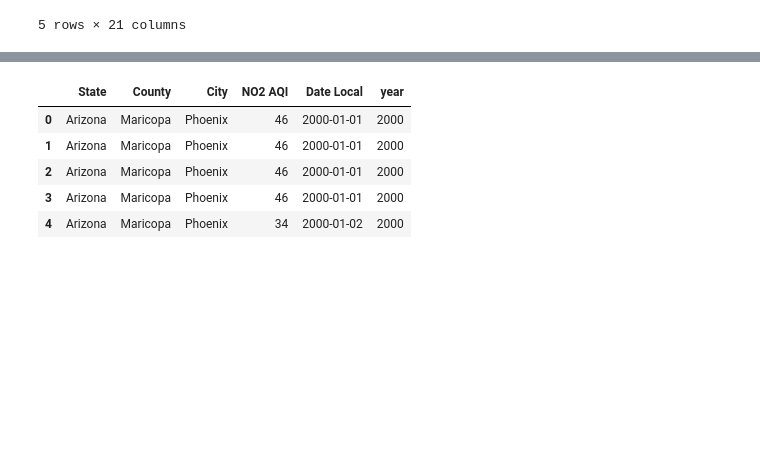
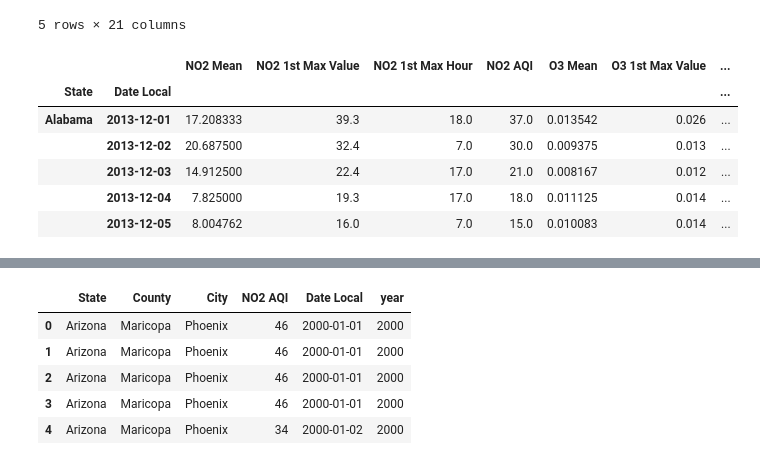
Before and after one commit to sachsjohn/Project_1_Pollution, a Jupyter notebook: Pollution Data.ipynb, the cells around one changed output, grey strips where cells are left out. Drawn from its saved outputs; the diff is of its cells as text; code cells hidden in the pictures; blank space fills up the shorter version.

```diff
--- a/Pollution Data.ipynb
+++ b/Pollution Data.ipynb
@@ -46,3 +46,14 @@ df.head()
 | 3 | Arizona | Maricopa | Phoenix | 2000-01-01 | 19.041667 | 49.0 | 19 | 46 | ... |
 | 4 | Arizona | Maricopa | Phoenix | 2000-01-02 | 22.958333 | 36.0 | 19 | 34 | ... |
 5 rows × 21 columns
+# %%
+df_grouped = df.groupby(['State','Date Local']).mean()
+df_grouped.head()
+# %% [output]
+|  |  | NO2 Mean | NO2 1st Max Value | NO2 1st Max Hour | NO2 AQI | O3 Mean | O3 1st Max Value | ... |
+| State | Date Local |  |  |  |  |  |  | ... |
+| Alabama | 2013-12-01 | 17.208333 | 39.3 | 18.0 | 37.0 | 0.013542 | 0.026 | ... |
+|  | 2013-12-02 | 20.687500 | 32.4 | 7.0 | 30.0 | 0.009375 | 0.013 | ... |
+|  | 2013-12-03 | 14.912500 | 22.4 | 17.0 | 21.0 | 0.008167 | 0.012 | ... |
+|  | 2013-12-04 | 7.825000 | 19.3 | 17.0 | 18.0 | 0.011125 | 0.014 | ... |
+|  | 2013-12-05 | 8.004762 | 16.0 | 7.0 | 15.0 | 0.010083 | 0.014 | ... |
```
Also changed, not shown: parts of 3 cells of this notebook.
